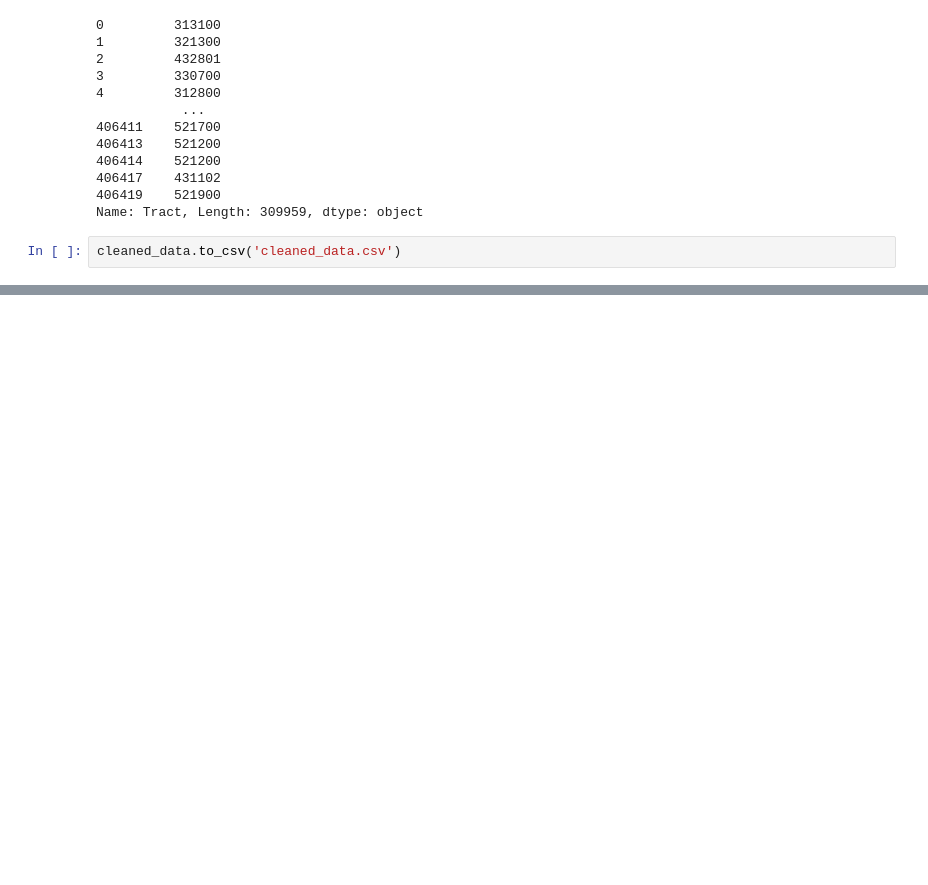
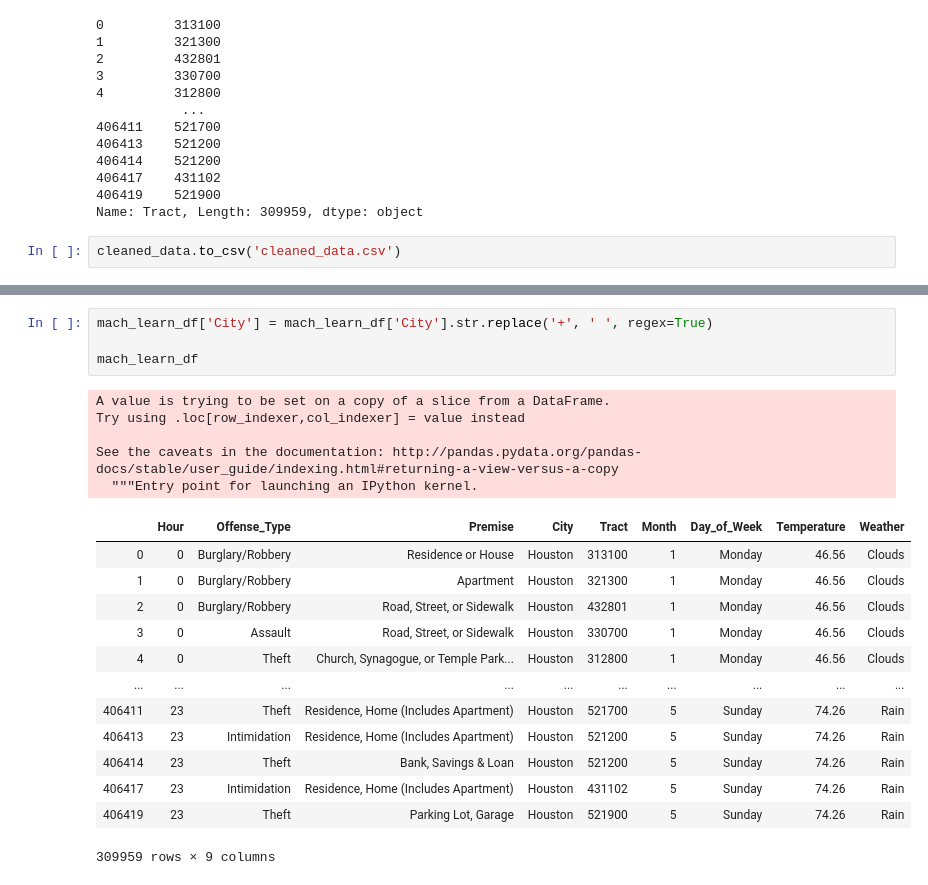
Before and after one commit to florin-vasiliu/Houston-Crime-Analysis, a Jupyter notebook: DataCleaning.ipynb, the cells around one changed output, grey strips where cells are left out. Cells and saved outputs as stored; diff of their text form; blank space fills up the shorter version.

```diff
--- a/DataCleaning.ipynb
+++ b/DataCleaning.ipynb
@@ -113,0 +144,23 @@ cleaned_data.to_csv('cleaned_data.csv')
+# %%
+mach_learn_df['City'] = mach_learn_df['City'].str.replace('+', ' ', regex=True)
+
+mach_learn_df
+# %% [output]
+A value is trying to be set on a copy of a slice from a DataFrame.
+Try using .loc[row_indexer,col_indexer] = value instead
+
+See the caveats in the documentation: http://pandas.pydata.org/pandas-docs/stable/user_guide/indexing.html#returning-a-view-versus-a-copy
+  """Entry point for launching an IPython kernel.
+|  | Hour | Offense_Type | Premise | City | Tract | Month | Day_of_Week | Temperature | Weather |
+| 0 | 0 | Burglary/Robbery | Residence or House | Houston | 313100 | 1 | Monday | 46.56 | Clouds |
+| 1 | 0 | Burglary/Robbery | Apartment | Houston | 321300 | 1 | Monday | 46.56 | Clouds |
+| 2 | 0 | Burglary/Robbery | Road, Street, or Sidewalk | Houston | 432801 | 1 | Monday | 46.56 | Clouds |
+| 3 | 0 | Assault | Road, Street, or Sidewalk | Houston | 330700 | 1 | Monday | 46.56 | Clouds |
+| 4 | 0 | Theft | Church, Synagogue, or Temple Park... | Houston | 312800 | 1 | Monday | 46.56 | Clouds |
+| ... | ... | ... | ... | ... | ... | ... | ... | ... | ... |
+| 406411 | 23 | Theft | Residence, Home (Includes Apartment) | Houston | 521700 | 5 | Sunday | 74.26 | Rain |
+| 406413 | 23 | Intimidation | Residence, Home (Includes Apartment) | Houston | 521200 | 5 | Sunday | 74.26 | Rain |
+| 406414 | 23 | Theft | Bank, Savings & Loan | Houston | 521200 | 5 | Sunday | 74.26 | Rain |
+| 406417 | 23 | Intimidation | Residence, Home (Includes Apartment) | Houston | 431102 | 5 | Sunday | 74.26 | Rain |
+| 406419 | 23 | Theft | Parking Lot, Garage | Houston | 521900 | 5 | Sunday | 74.26 | Rain |
+309959 rows × 9 columns
```
Also changed, not shown: parts of 4 cells of this notebook, 1 other file.
